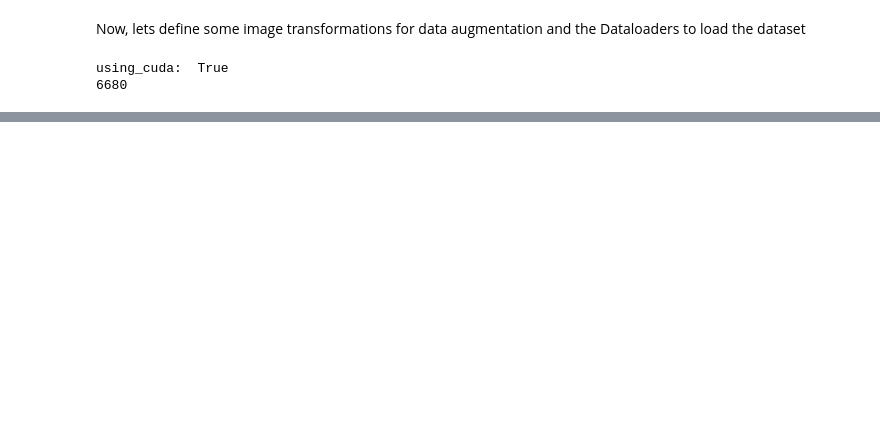
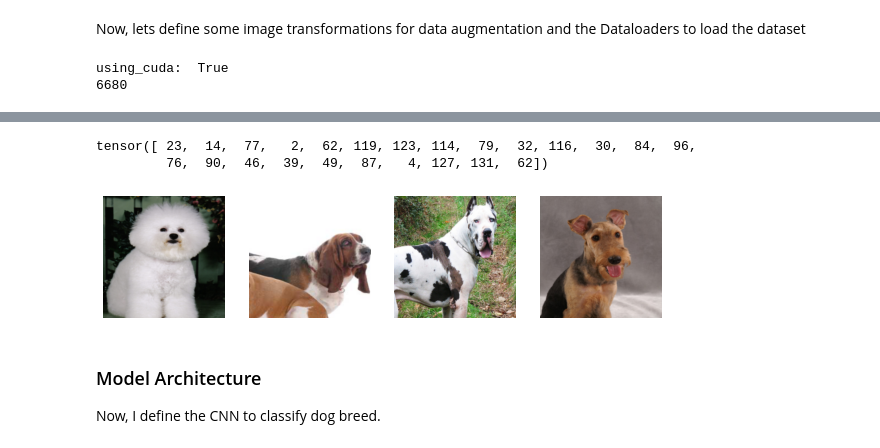
Before and after one commit to manelguz/dog_breed_classifier, a Jupyter notebook: dog_breed_classifier.ipynb, the cells around one changed output, grey strips where cells are left out. Cells and saved outputs as stored; diff of their text form; code cells hidden in the pictures; blank space fills up the shorter version.

```diff
--- a/dog_breed_classifier.ipynb
+++ b/dog_breed_classifier.ipynb
@@ -330,7 +330,7 @@ from torchvision import transforms
 ### TODO: Write data loaders for training, validation, and test sets
 ## Specify appropriate transforms, and batch_sizes
 
-img_size = 192
+img_size = 224
 
 normalize = transforms.Normalize(mean=[0.5,0.5,0.5],
                                  std=[0.5,0.5,0.5])
@@ -371,0 +383,45 @@ using_cuda:  True
+# %%
+## Lets se some examples of the training loader
+import matplotlib.pyplot as plt
+%matplotlib inline
+
+data_iter = iter(loaders_scratch["train"])
+
+
+def imshow(image, ax=None, title=None, normalize=True):
+    """Imshow for Tensor."""
+    if ax is None:
+        fig, ax = plt.subplots()
+    image = image.numpy().transpose((1, 2, 0))
+
+    if normalize:
+        mean = np.array([0.5, 0.5, 0.5])
+        std = np.array([0.5, 0.5, 0.5])
+        image = std * image + mean
+        image = np.clip(image, 0, 1)
+
+    ax.imshow(image)
+    ax.spines['top'].set_visible(False)
+    ax.spines['right'].set_visible(False)
+    ax.spines['left'].set_visible(False)
+    ax.spines['bottom'].set_visible(False)
+    ax.tick_params(axis='both', length=0)
+    ax.set_xticklabels('')
+    ax.set_yticklabels('')
+
+    return ax
+
+images, labels = next(data_iter)
+print(labels)
+fig, axes = plt.subplots(figsize=(10,4), ncols=4)
+for ii in range(4):
+    ax = axes[ii]
+    imshow(images[ii], ax=ax, normalize=True)
+# %% [output]
+tensor([ 23,  14,  77,   2,  62, 119, 123, 114,  79,  32, 116,  30,  84,  96,
+         76,  90,  46,  39,  49,  87,   4, 127, 131,  62])
+[figure, added]
+# %% [markdown]
+### Model Architecture
+
+Now, I define the CNN to classify dog breed.
```
Also changed, not shown: parts of 5 cells of this notebook.
